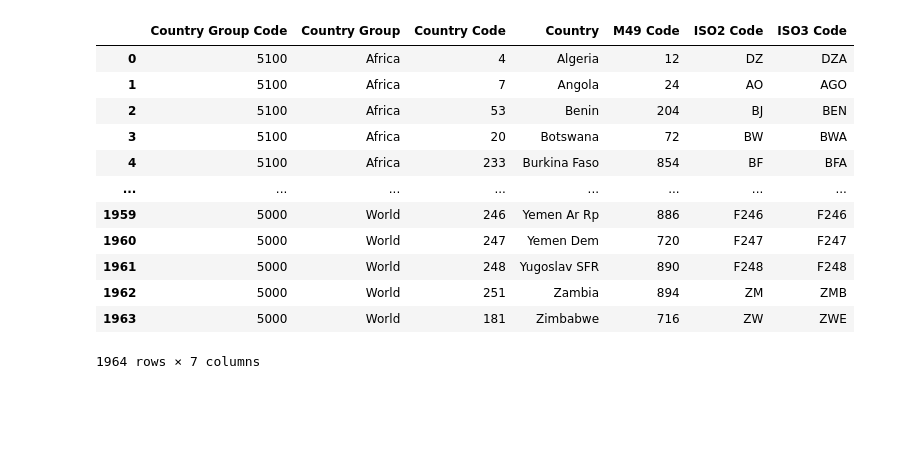
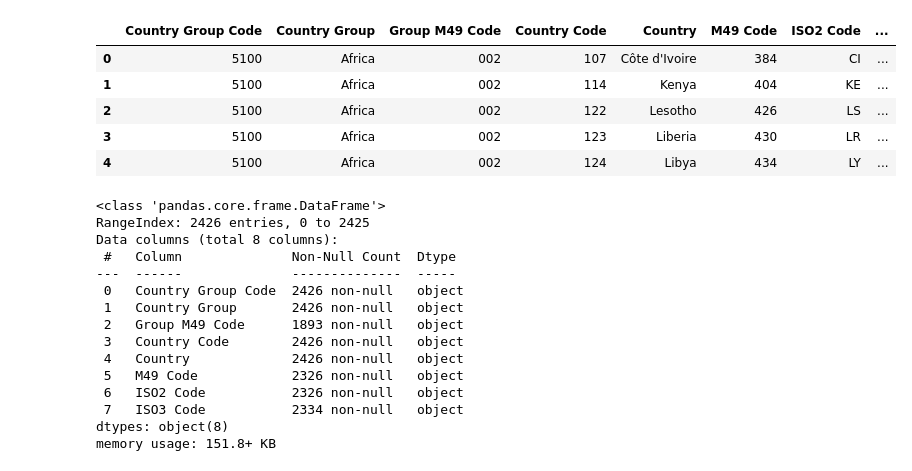
Before and after one commit to IshemZ/projet-poule-qui-chante, a Jupyter notebook: notebooks/countries.ipynb, the cells around one changed output. Drawn from its saved outputs; the diff is of its cells as text; code cells hidden in the pictures; blank space fills up the shorter version.

```diff
--- a/notebooks/countries.ipynb
+++ b/notebooks/countries.ipynb
@@ -1,19 +1,30 @@
 # %%
 import pandas as pd
 # %%
-countries = pd.read_csv("../database/FAOSTAT_data_5-3-2023_country_groups_2023.csv", dtype=str)
-countries
+countries = pd.read_csv("../database/FAOSTAT_data_7-13-2025.csv", encoding='utf-8', dtype=str)
+countries.head()
 # %% [output]
-|  | Country Group Code | Country Group | Country Code | Country | M49 Code | ISO2 Code | ISO3 Code |
-| 0 | 5100 | Africa | 4 | Algeria | 12 | DZ | DZA |
-| 1 | 5100 | Africa | 7 | Angola | 24 | AO | AGO |
-| 2 | 5100 | Africa | 53 | Benin | 204 | BJ | BEN |
-| 3 | 5100 | Africa | 20 | Botswana | 72 | BW | BWA |
-| 4 | 5100 | Africa | 233 | Burkina Faso | 854 | BF | BFA |
-| ... | ... | ... | ... | ... | ... | ... | ... |
-| 1959 | 5000 | World | 246 | Yemen Ar Rp | 886 | F246 | F246 |
-| 1960 | 5000 | World | 247 | Yemen Dem | 720 | F247 | F247 |
-| 1961 | 5000 | World | 248 | Yugoslav SFR | 890 | F248 | F248 |
-| 1962 | 5000 | World | 251 | Zambia | 894 | ZM | ZMB |
-| 1963 | 5000 | World | 181 | Zimbabwe | 716 | ZW | ZWE |
+|  | Country Group Code | Country Group | Group M49 Code | Country Code | Country | M49 Code | ISO2 Code | ... |
+| 0 | 5100 | Africa | 002 | 107 | Côte d'Ivoire | 384 | CI | ... |
+| 1 | 5100 | Africa | 002 | 114 | Kenya | 404 | KE | ... |
+| 2 | 5100 | Africa | 002 | 122 | Lesotho | 426 | LS | ... |
+| 3 | 5100 | Africa | 002 | 123 | Liberia | 430 | LR | ... |
+| 4 | 5100 | Africa | 002 | 124 | Libya | 434 | LY | ... |
-1964 rows × 7 columns
+# %%
+countries.info()
+# %% [output]
+<class 'pandas.core.frame.DataFrame'>
+RangeIndex: 2426 entries, 0 to 2425
+Data columns (total 8 columns):
+ #   Column              Non-Null Count  Dtype
+---  ------              --------------  -----
+ 0   Country Group Code  2426 non-null   object
+ 1   Country Group       2426 non-null   object
+ 2   Group M49 Code      1893 non-null   object
+ 3   Country Code        2426 non-null   object
+ 4   Country             2426 non-null   object
+ 5   M49 Code            2326 non-null   object
+ 6   ISO2 Code           2326 non-null   object
+ 7   ISO3 Code           2334 non-null   object
+dtypes: object(8)
+memory usage: 151.8+ KB
```
Also changed, not shown: parts of 6 cells of this notebook, 48 other files.
